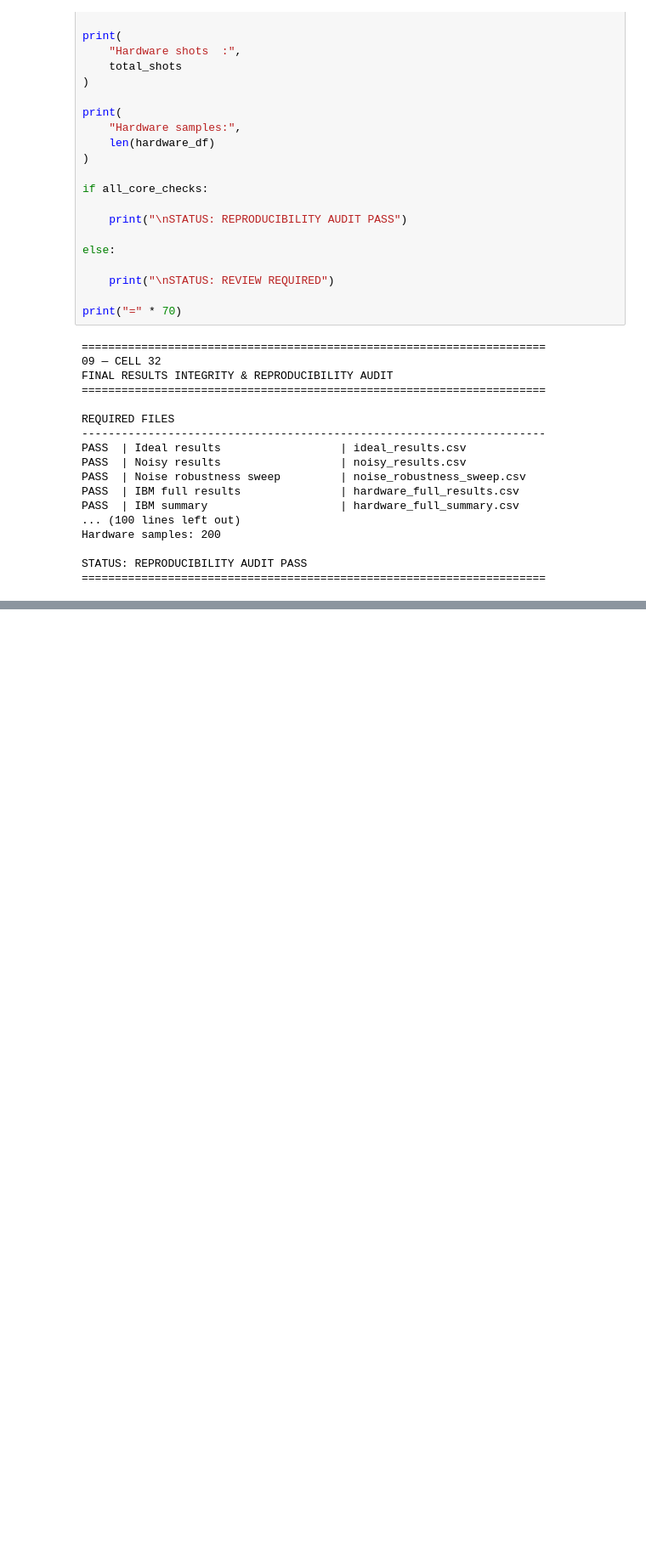
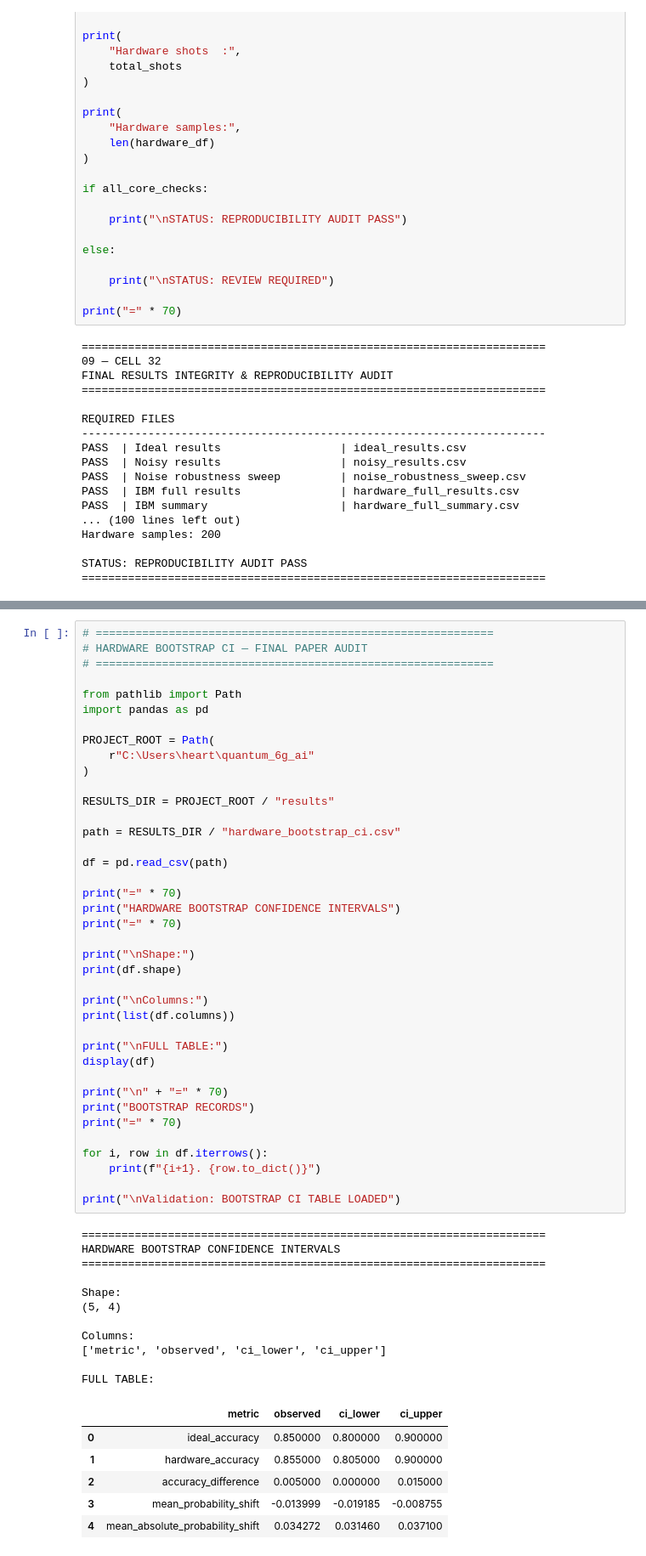
Before and after one commit to ZawMyoOoytu/Noise-Robustness-and-Real-Quantum-Hardware-Validation, a Jupyter notebook: IBM Quantum Hardware Evaluation.ipynb, the cells around one changed output, grey strips where cells are left out. Shown at 85% size. Drawn from its saved outputs; the diff is of its cells as text; blank space fills up the shorter version.

```diff
--- a/IBM Quantum Hardware Evaluation.ipynb
+++ b/IBM Quantum Hardware Evaluation.ipynb
@@ -11725,0 +11894,57 @@ STATUS: REPRODUCIBILITY AUDIT PASS
+# %%
+# ============================================================
+# HARDWARE BOOTSTRAP CI — FINAL PAPER AUDIT
+# ============================================================
+
+from pathlib import Path
+import pandas as pd
+
+PROJECT_ROOT = Path(
+    r"C:\Users\heart\quantum_6g_ai"
+)
+
+RESULTS_DIR = PROJECT_ROOT / "results"
+
+path = RESULTS_DIR / "hardware_bootstrap_ci.csv"
+
+df = pd.read_csv(path)
+
+print("=" * 70)
+print("HARDWARE BOOTSTRAP CONFIDENCE INTERVALS")
+print("=" * 70)
+
+print("\nShape:")
+print(df.shape)
+
+print("\nColumns:")
+print(list(df.columns))
+
+print("\nFULL TABLE:")
+display(df)
+
+print("\n" + "=" * 70)
+print("BOOTSTRAP RECORDS")
+print("=" * 70)
+
+for i, row in df.iterrows():
+    print(f"{i+1}. {row.to_dict()}")
+
+print("\nValidation: BOOTSTRAP CI TABLE LOADED")
+# %% [output]
+======================================================================
+HARDWARE BOOTSTRAP CONFIDENCE INTERVALS
+======================================================================
+
+Shape:
+(5, 4)
+
+Columns:
+['metric', 'observed', 'ci_lower', 'ci_upper']
+
+FULL TABLE:
+|  | metric | observed | ci_lower | ci_upper |
+| 0 | ideal_accuracy | 0.850000 | 0.800000 | 0.900000 |
+| 1 | hardware_accuracy | 0.855000 | 0.805000 | 0.900000 |
+| 2 | accuracy_difference | 0.005000 | 0.000000 | 0.015000 |
+| 3 | mean_probability_shift | -0.013999 | -0.019185 | -0.008755 |
+| 4 | mean_absolute_probability_shift | 0.034272 | 0.031460 | 0.037100 |
```
Also changed, not shown: parts of 4 cells of this notebook, 22 other files.
